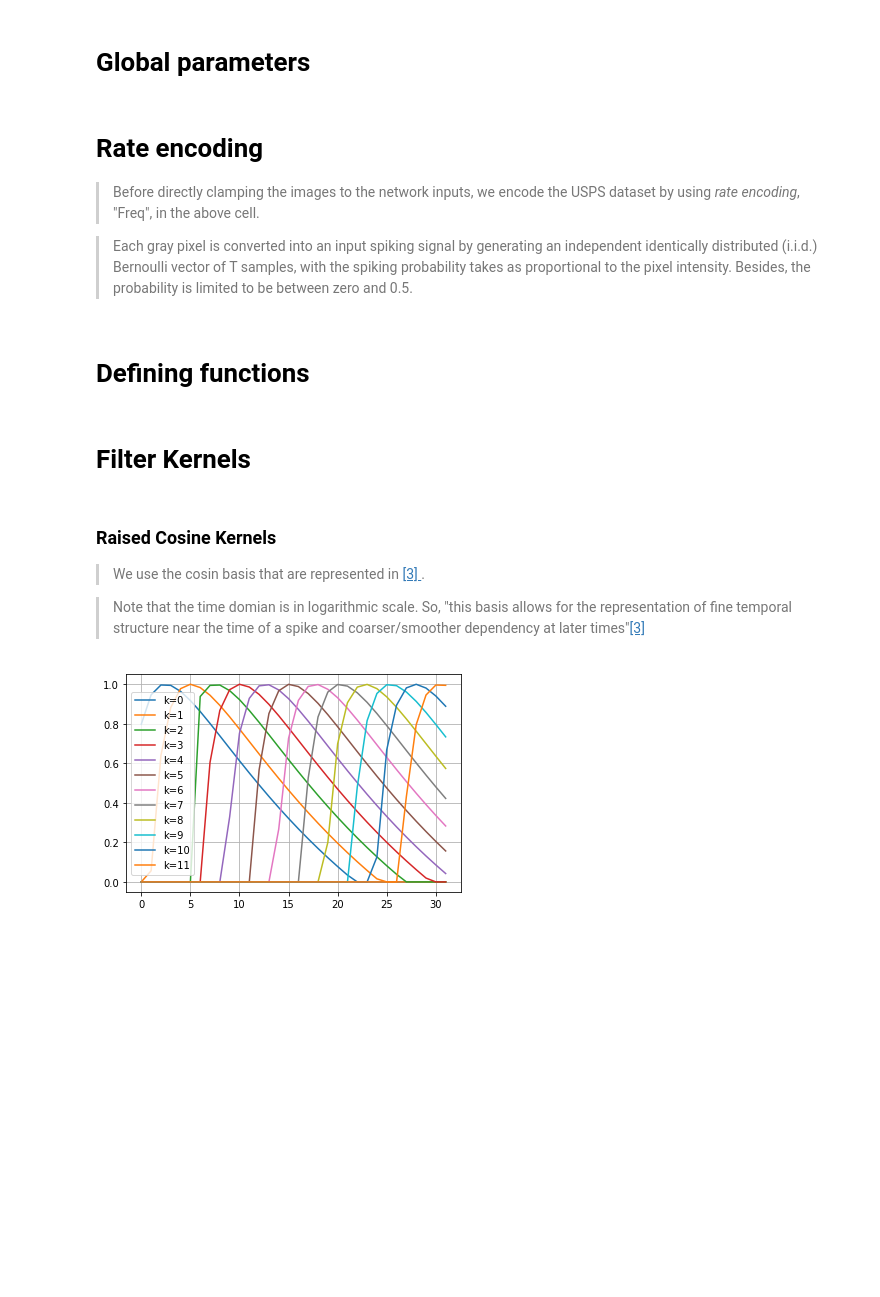
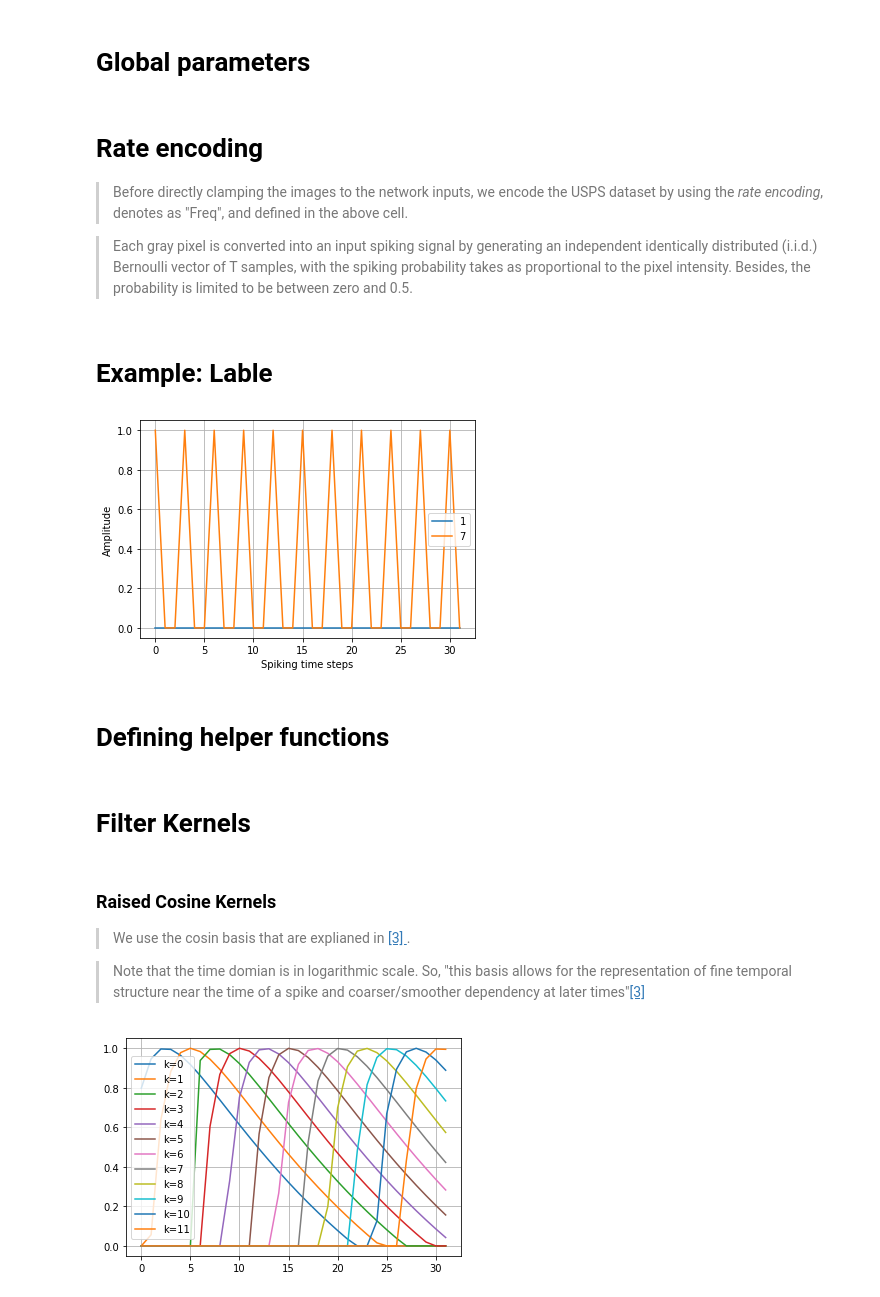
Before and after one commit to rpazuki/snn.tutorial, a Jupyter notebook: notebook.1.fully.obseverd.models.ipynb, the cells around one changed output. Drawn from its saved outputs; the diff is of its cells as text; code cells hidden in the pictures; blank space fills up the shorter version.

```diff
--- a/notebook.1.fully.obseverd.models.ipynb
+++ b/notebook.1.fully.obseverd.models.ipynb
@@ -77,7 +77,7 @@ test_size = X2_te.shape[0]
 # %% [markdown]
 # Rate encoding
 
-> Before directly clamping the images to the network inputs, we encode the USPS dataset by using  _rate encoding_, "Freq", in the above cell.
+> Before directly clamping the images to the network inputs, we encode the USPS dataset by using  the _rate encoding_, denotes as "Freq", and defined in the above cell.
 
 > Each gray pixel is converted into an input spiking signal by generating an independent identically distributed (i.i.d.) Bernoulli vector of T samples, with the spiking probability takes as proportional to the pixel intensity. Besides, the probability is limited to be between zero and 0.5.
 # %%
@@ -118,8 +118,20 @@ for image_index in range(test_size):
         # For each pixel, the pixel intensity defines the sampling probability
         # Note: Image intesity is divided by 2 to keep the probability in [0, 0.5]
         testset[image_index, pixel_index, :] = bernoulli.rvs(image[pixel_index]/2, size=T)
+# %% [markdown]
+# Example: Lable
+# %%
+plt.plot(train_y[0, 0, :], label="1")
+plt.plot(train_y[1, 0, :], label="7")
+plt.grid()
+plt.legend()
+plt.xlabel("Spiking time steps")
+plt.ylabel("Amplitude")
+plt.show()
+# %% [output]
+[figure, added]
 # %% [markdown]
-# Defining functions
+# Defining helper functions
 # %%
 def sigmoid(x):
     return np.array(1/(1+np.exp(-x)))
@@ -132,7 +144,7 @@ def convolution(f_t, g_t):
 # Filter Kernels
 # %% [markdown]
 ### Raised Cosine Kernels
-> We use the cosin basis that are represented in [[3]
+> We use the cosin basis that are explianed in [[3]
 ](https://www.nature.com/articles/nature07140).
 
 > Note that the time domian is in logarithmic scale. So, "this basis allows for the representation of fine temporal structure near the time of a spike and coarser/smoother dependency at later times"[[3]](https://www.nature.com/articles/nature07140)
```
Also changed, not shown: parts of 17 cells of this notebook, 1 other file.
